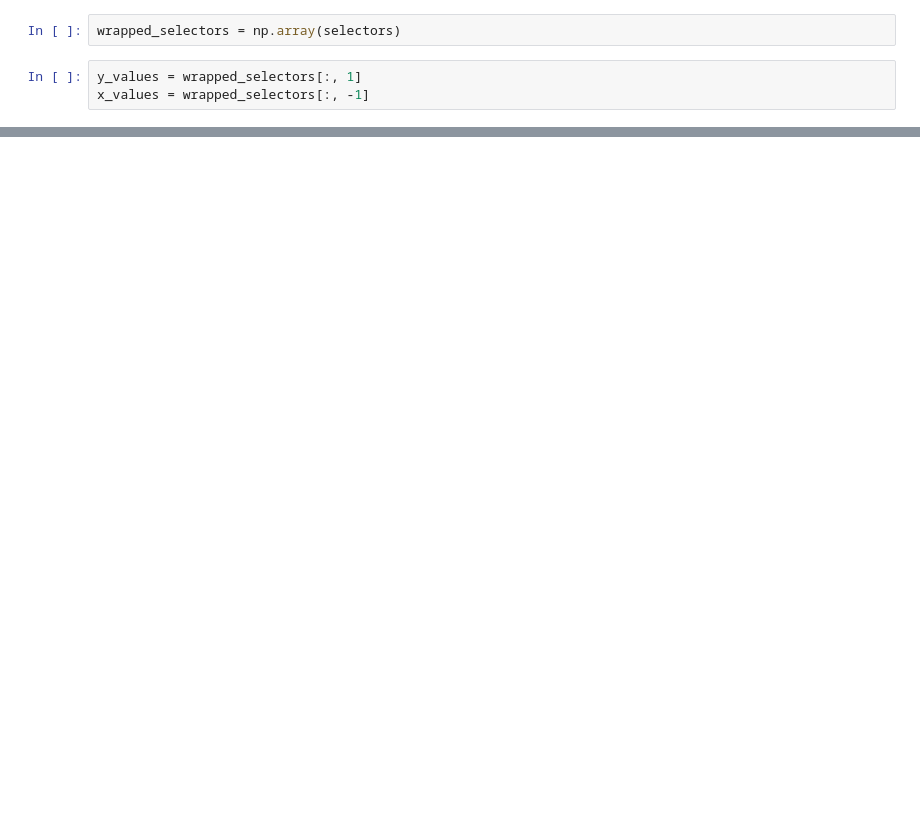
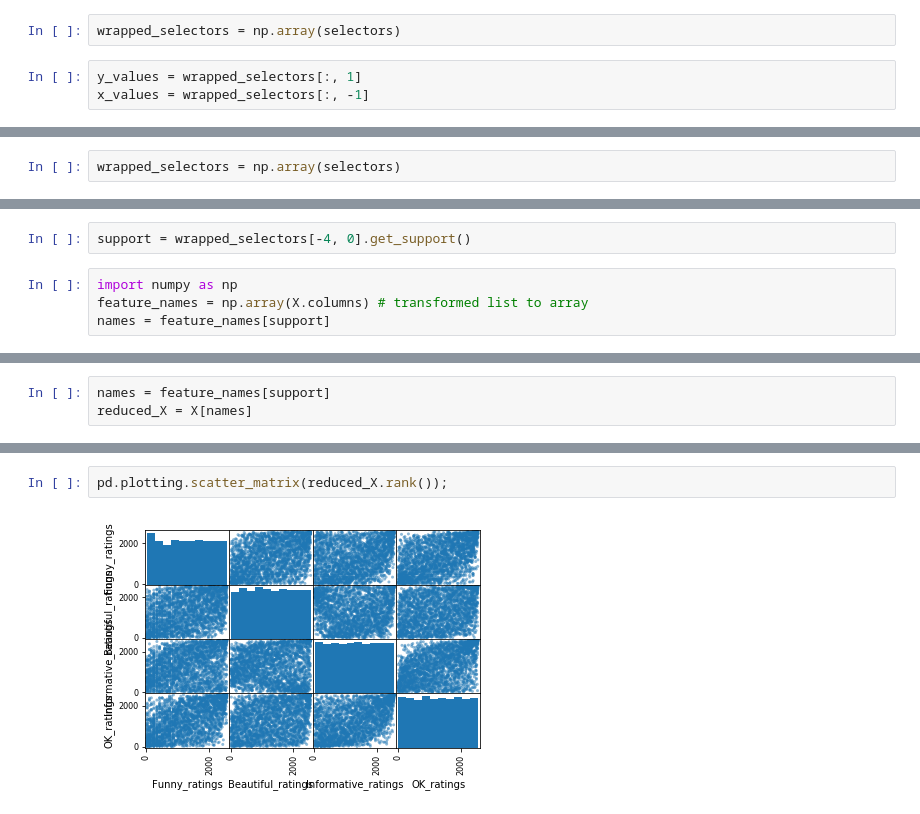
Before and after one commit to ngb0330/Projects, a Jupyter notebook: Analyses/Ted Talk Feature Selection.ipynb, the cells around one changed output, grey strips where cells are left out. Drawn from its saved outputs; the diff is of its cells as text; blank space fills up the shorter version.

```diff
--- a/Analyses/Ted Talk Feature Selection.ipynb
+++ b/Analyses/Ted Talk Feature Selection.ipynb
@@ -92,0 +150,2 @@ plot([trace])
+# %%
+wrapped_selectors = np.array(selectors)
@@ -92,0 +159,6 @@ plot([trace])
+# %%
+support = wrapped_selectors[-4, 0].get_support()
+# %%
+import numpy as np
+feature_names = np.array(X.columns) # transformed list to array
+names = feature_names[support]
@@ -92,0 +212,3 @@ plot([trace])
+# %%
+names = feature_names[support]
+reduced_X = X[names]
@@ -92,0 +223,4 @@ plot([trace])
+# %%
+pd.plotting.scatter_matrix(reduced_X.rank());
+# %% [output]
+[figure, added]
```
Also changed, not shown: parts of 28 cells of this notebook.
